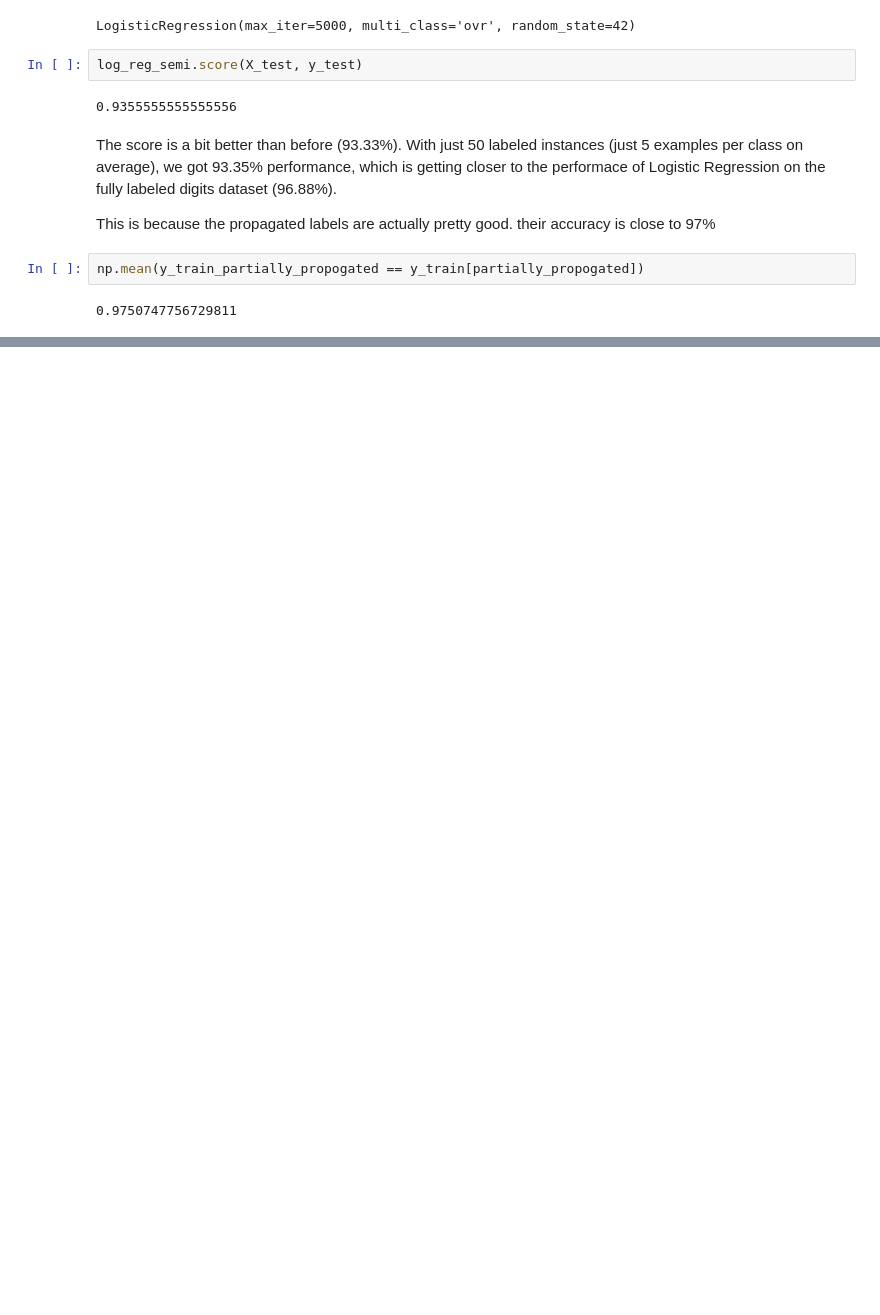
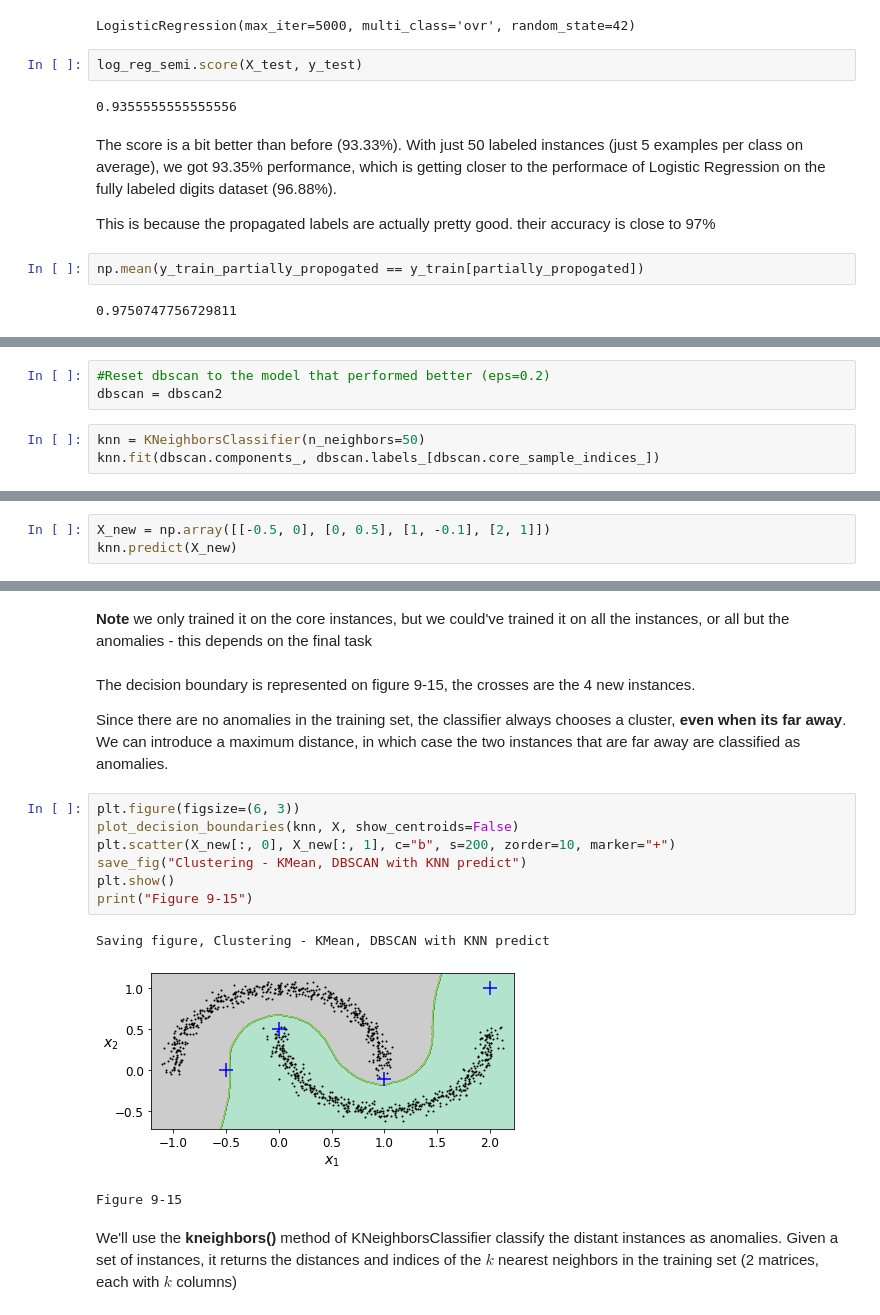
Before and after one commit to MarkJasonE/UnsupervisedLearningTechniques, a Jupyter notebook: UnsupervisedLearningTechniques.ipynb, the cells around one changed output, grey strips where cells are left out. Cells and saved outputs as stored; diff of their text form; blank space fills up the shorter version.

```diff
--- a/UnsupervisedLearningTechniques.ipynb
+++ b/UnsupervisedLearningTechniques.ipynb
@@ -1014,0 +1122,6 @@ np.mean(y_train_partially_propogated == y_train[partially_propogated])
+# %%
+#Reset dbscan to the model that performed better (eps=0.2)
+dbscan = dbscan2
+# %%
+knn = KNeighborsClassifier(n_neighbors=50)
+knn.fit(dbscan.components_, dbscan.labels_[dbscan.core_sample_indices_])
@@ -1014,0 +1132,3 @@ np.mean(y_train_partially_propogated == y_train[partially_propogated])
+# %%
+X_new = np.array([[-0.5, 0], [0, 0.5], [1, -0.1], [2, 1]])
+knn.predict(X_new)
@@ -1014,0 +1144,19 @@ np.mean(y_train_partially_propogated == y_train[partially_propogated])
+# %% [markdown]
+**Note** we only trained it on the core instances, but we could've trained it on all the instances, or all but the anomalies - this depends on the final task
+# %% [markdown]
+The decision boundary is represented on figure 9-15, the crosses are the 4 new instances.
+
+Since there are no anomalies in the training set, the classifier always chooses a cluster, **even when its far away**. We can introduce a maximum distance, in which case the two instances that are far away are classified as anomalies.
+# %%
+plt.figure(figsize=(6, 3))
+plot_decision_boundaries(knn, X, show_centroids=False)
+plt.scatter(X_new[:, 0], X_new[:, 1], c="b", s=200, zorder=10, marker="+")
+save_fig("Clustering - KMean, DBSCAN with KNN predict")
+plt.show()
+print("Figure 9-15")
+# %% [output]
+Saving figure, Clustering - KMean, DBSCAN with KNN predict
+[figure, added]
+Figure 9-15
+# %% [markdown]
+We'll use the **kneighbors()** method of KNeighborsClassifier classify the distant instances as anomalies. Given a set of instances, it returns the distances and indices of the $k$ nearest neighbors in the training set (2 matrices, each with $k$ columns)
```
Also changed, not shown: parts of 25 cells of this notebook, 2 other files.
